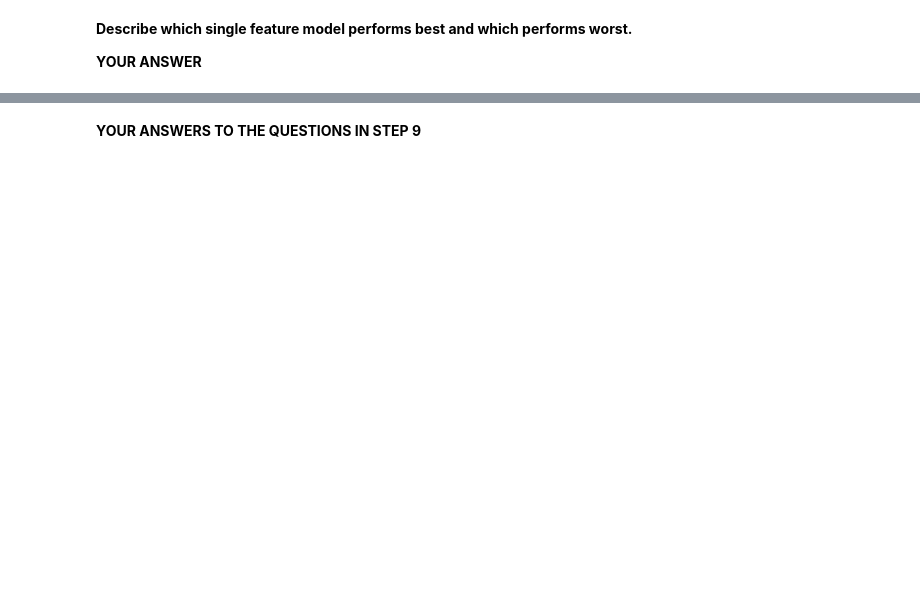
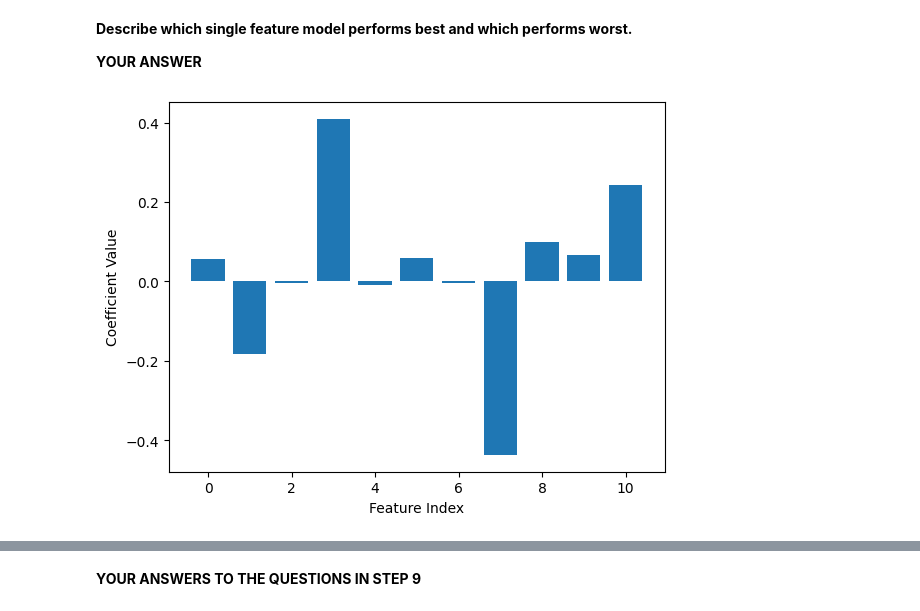
Before and after one commit to yyLeaves/FoDS, a Jupyter notebook: practical1/Practical1_skeleton.ipynb, the cells around one changed output, grey strips where cells are left out. Cells and saved outputs as stored; diff of their text form; code cells hidden in the pictures; blank space fills up the shorter version.

```diff
--- a/practical1/Practical1_skeleton.ipynb
+++ b/practical1/Practical1_skeleton.ipynb
@@ -721,15 +728,22 @@ plt.show()
 # %%
 ###################################################
 ##### YOUR CODE STARTS HERE #######################
 ###################################################
 
 # train the linear model using the full training data
-
+model = LinearRegression()
+model.fit(X_train_std, y_train)
 # extract the coefficients of the linear model
-
+coefficients = model.coef_
 # plot the coefficients in the order of their feature index
-
+plt.figure
+plt.bar(np.arange(n_features), coefficients)
+plt.xlabel('Feature Index')
+plt.ylabel('Coefficient Value')
+plt.show()
 
 ###################################################
 ##### YOUR CODE ENDS HERE #########################
 ###################################################
+# %% [output]
+[figure, added]
```
Also changed, not shown: parts of 5 cells of this notebook.
